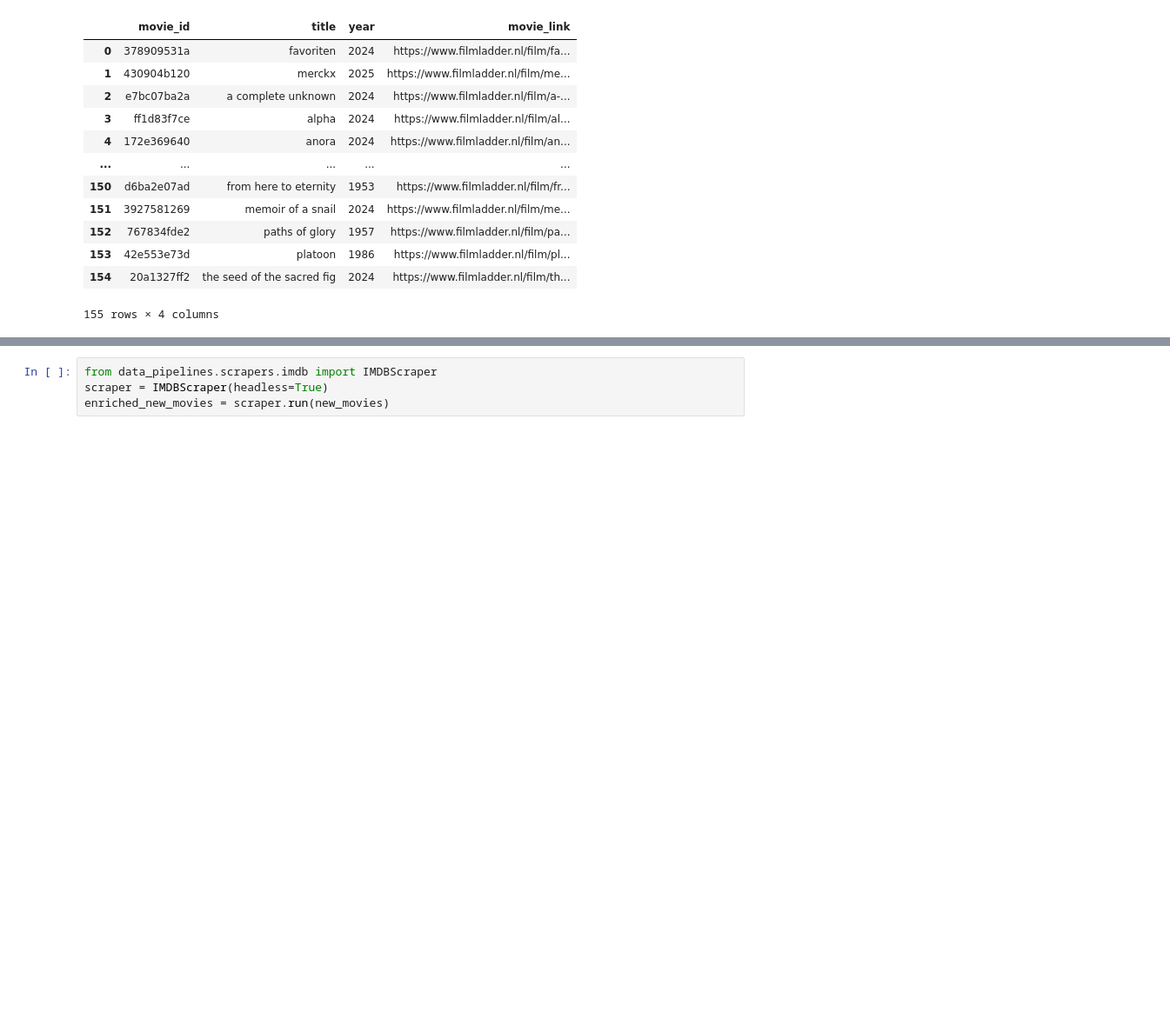
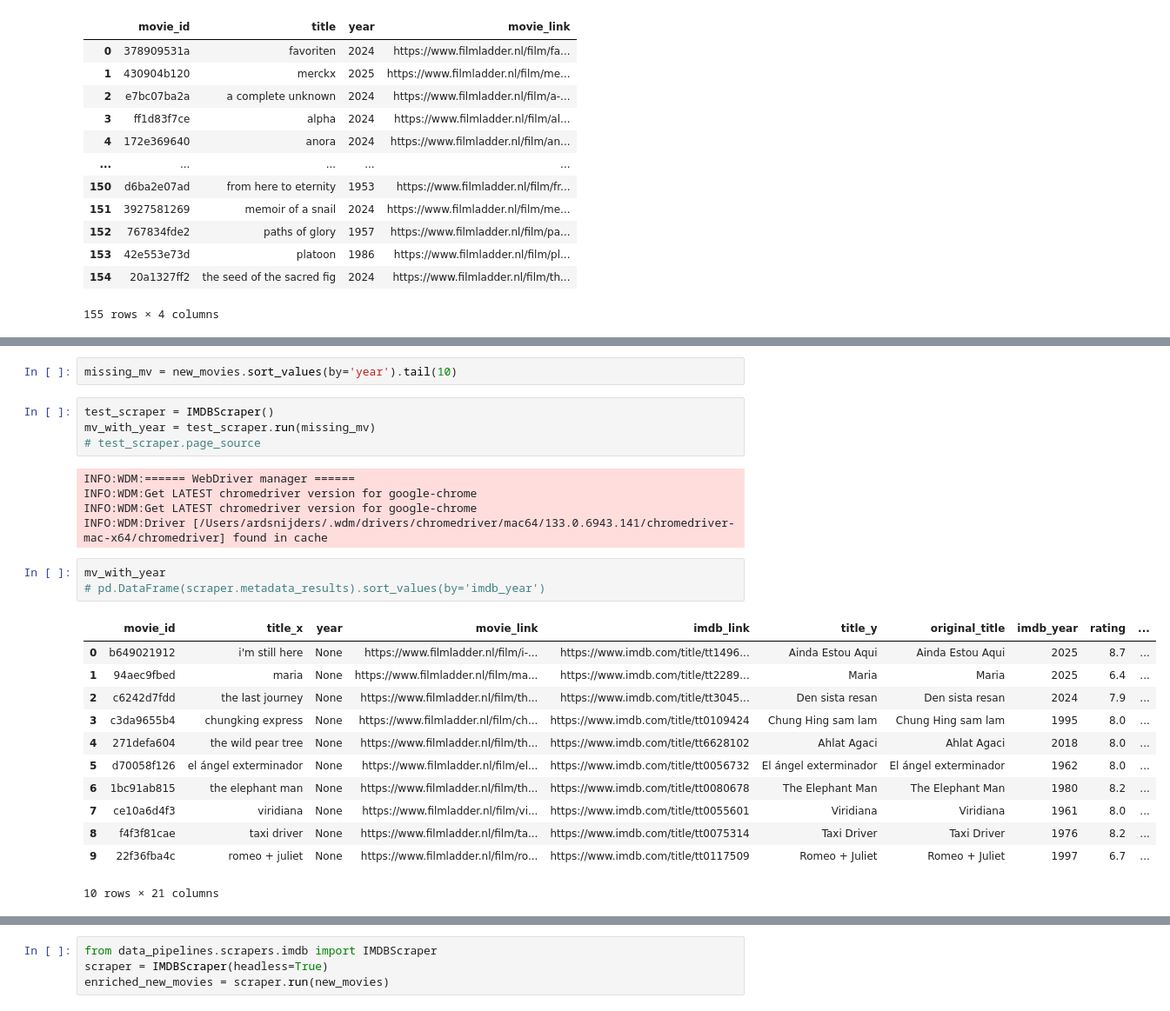
Before and after one commit to asnijders/cineville_scraper, a Jupyter notebook: backend/pipeline.ipynb, the cells around one changed output, grey strips where cells are left out. Shown at 87% size. Saved outputs shown, nothing was run; the diff lists cells and outputs as text; blank space fills up the shorter version.

```diff
--- a/backend/pipeline.ipynb
+++ b/backend/pipeline.ipynb
@@ -95,3 +94,30 @@ INFO:WDM:Driver [/Users/ardsnijders/.wdm/drivers/chromedriver/mac64/133.0.6943.1
 | 155 | 42e553e73d | platoon | 1986 | https://www.filmladder.nl/film/pl... | https://www.imdb.com/title/tt0091763 |
 | 156 | 20a1327ff2 | the seed of the sacred fig | 2024 | https://www.filmladder.nl/film/th... | https://www.imdb.com/title/tt3217... |
 148 rows × 5 columns
+# %%
+missing_mv = new_movies.sort_values(by='year').tail(10)
+# %%
+test_scraper = IMDBScraper()
+mv_with_year = test_scraper.run(missing_mv)
+# test_scraper.page_source
+# %% [output]
+INFO:WDM:====== WebDriver manager ======
+INFO:WDM:Get LATEST chromedriver version for google-chrome
+INFO:WDM:Get LATEST chromedriver version for google-chrome
+INFO:WDM:Driver [/Users/ardsnijders/.wdm/drivers/chromedriver/mac64/133.0.6943.141/chromedriver-mac-x64/chromedriver] found in cache
+# %%
+mv_with_year
+# pd.DataFrame(scraper.metadata_results).sort_values(by='imdb_year')
+# %% [output]
+|  | movie_id | title_x | year | movie_link | imdb_link | title_y | original_title | imdb_year | rating | ... |
+| 0 | b649021912 | i'm still here | None | https://www.filmladder.nl/film/i-... | https://www.imdb.com/title/tt1496... | Ainda Estou Aqui | Ainda Estou Aqui | 2025 | 8.7 | ... |
+| 1 | 94aec9fbed | maria | None | https://www.filmladder.nl/film/ma... | https://www.imdb.com/title/tt2289... | Maria | Maria | 2025 | 6.4 | ... |
+| 2 | c6242d7fdd | the last journey | None | https://www.filmladder.nl/film/th... | https://www.imdb.com/title/tt3045... | Den sista resan | Den sista resan | 2024 | 7.9 | ... |
+| 3 | c3da9655b4 | chungking express | None | https://www.filmladder.nl/film/ch... | https://www.imdb.com/title/tt0109424 | Chung Hing sam lam | Chung Hing sam lam | 1995 | 8.0 | ... |
+| 4 | 271defa604 | the wild pear tree | None | https://www.filmladder.nl/film/th... | https://www.imdb.com/title/tt6628102 | Ahlat Agaci | Ahlat Agaci | 2018 | 8.0 | ... |
+| 5 | d70058f126 | el ángel exterminador | None | https://www.filmladder.nl/film/el... | https://www.imdb.com/title/tt0056732 | El ángel exterminador | El ángel exterminador | 1962 | 8.0 | ... |
+| 6 | 1bc91ab815 | the elephant man | None | https://www.filmladder.nl/film/th... | https://www.imdb.com/title/tt0080678 | The Elephant Man | The Elephant Man | 1980 | 8.2 | ... |
+| 7 | ce10a6d4f3 | viridiana | None | https://www.filmladder.nl/film/vi... | https://www.imdb.com/title/tt0055601 | Viridiana | Viridiana | 1961 | 8.0 | ... |
+| 8 | f4f3f81cae | taxi driver | None | https://www.filmladder.nl/film/ta... | https://www.imdb.com/title/tt0075314 | Taxi Driver | Taxi Driver | 1976 | 8.2 | ... |
+| 9 | 22f36fba4c | romeo + juliet | None | https://www.filmladder.nl/film/ro... | https://www.imdb.com/title/tt0117509 | Romeo + Juliet | Romeo + Juliet | 1997 | 6.7 | ... |
+10 rows × 21 columns
```
Also changed, not shown: parts of 2 cells of this notebook.
